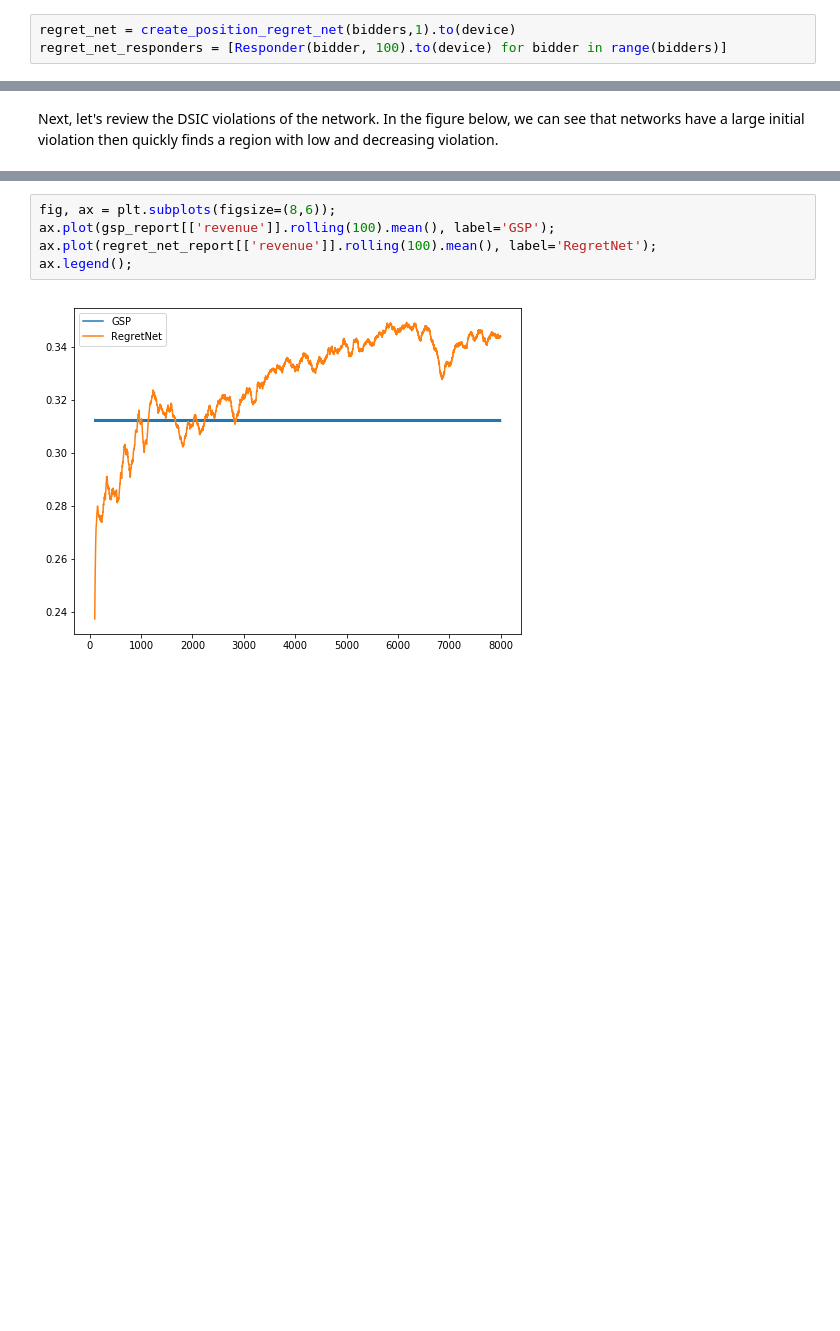
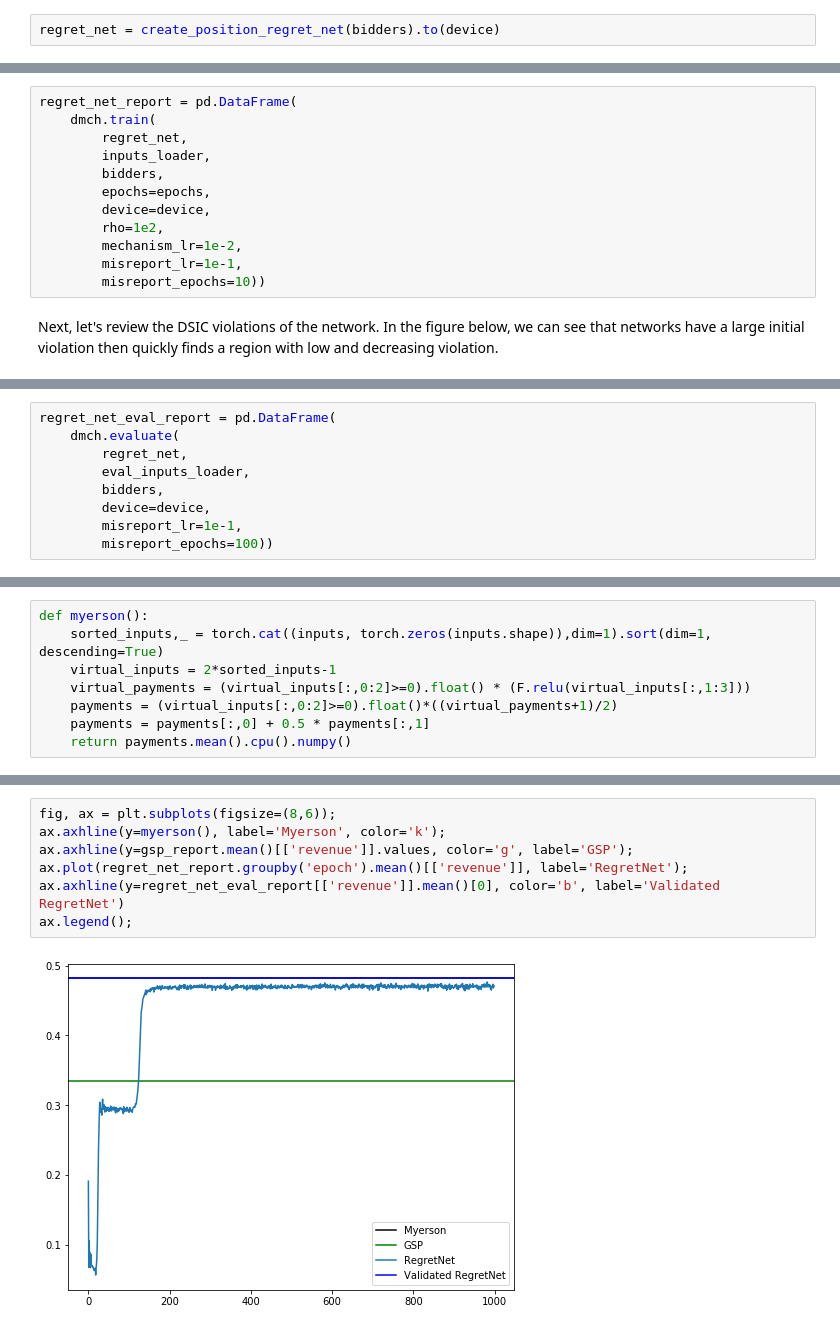
Before and after one commit to OdetteRoest/learning-auctions, a Jupyter notebook: learning-position-auctions.ipynb, the cells around one changed output, grey strips where cells are left out. Cells and saved outputs as stored; diff of their text form; blank space fills up the shorter version.

```diff
--- a/learning-position-auctions.ipynb
+++ b/learning-position-auctions.ipynb
@@ -418,7 +122,6 @@ gsp_report = evaluate(gsp, gsp_responders, values_and_signals_loader, epochs=epo
 # %% [markdown]
 We now create a simple RegretNet instance.
 # %%
-regret_net = create_position_regret_net(bidders,1).to(device)
-regret_net_responders = [Responder(bidder, 100).to(device) for bidder in range(bidders)]
+regret_net = create_position_regret_net(bidders).to(device)
 # %% [markdown]
 We loop over the data for a number of epochs and record traces of the networks learning.
@@ -427,2 +128,14 @@ regret_net_report = train(regret_net, regret_net_responders, values_and_signals_
+# %%
+regret_net_report = pd.DataFrame(
+    dmch.train(
+        regret_net,
+        inputs_loader,
+        bidders,
+        epochs=epochs,
+        device=device,
+        rho=1e2,
+        mechanism_lr=1e-2,
+        misreport_lr=1e-1,
+        misreport_epochs=10))
 # %% [markdown]
 Next, let's review the DSIC violations of the network. In the figure below, we can see that networks have a large initial violation then quickly finds a region with low and decreasing violation.
@@ -435,0 +157,9 @@ ax.legend();
+# %%
+regret_net_eval_report = pd.DataFrame(
+    dmch.evaluate(
+        regret_net,
+        eval_inputs_loader,
+        bidders,
+        device=device,
+        misreport_lr=1e-1,
+        misreport_epochs=100))
@@ -436 +182,9 @@ ax.legend();
+# %%
+def myerson():
+    sorted_inputs,_ = torch.cat((inputs, torch.zeros(inputs.shape)),dim=1).sort(dim=1, descending=True)
+    virtual_inputs = 2*sorted_inputs-1
+    virtual_payments = (virtual_inputs[:,0:2]>=0).float() * (F.relu(virtual_inputs[:,1:3]))
+    payments = (virtual_inputs[:,0:2]>=0).float()*((virtual_payments+1)/2)
+    payments = payments[:,0] + 0.5 * payments[:,1]
+    return payments.mean().cpu().numpy()
 # %% [markdown]
@@ -438,7 +192,9 @@ Let's review the revenue of the network: RegretNet approaches GSP revenue with l
 # %%
 fig, ax = plt.subplots(figsize=(8,6));
-ax.plot(gsp_report[['revenue']].rolling(100).mean(), label='GSP');
-ax.plot(regret_net_report[['revenue']].rolling(100).mean(), label='RegretNet');
+ax.axhline(y=myerson(), label='Myerson', color='k');
+ax.axhline(y=gsp_report.mean()[['revenue']].values, color='g', label='GSP');
+ax.plot(regret_net_report.groupby('epoch').mean()[['revenue']], label='RegretNet');
+ax.axhline(y=regret_net_eval_report[['revenue']].mean()[0], color='b', label='Validated RegretNet')
 ax.legend();
 # %% [output]
-[figure, old version]
+[figure, new version]
```
Also changed, not shown: parts of 37 cells of this notebook.
